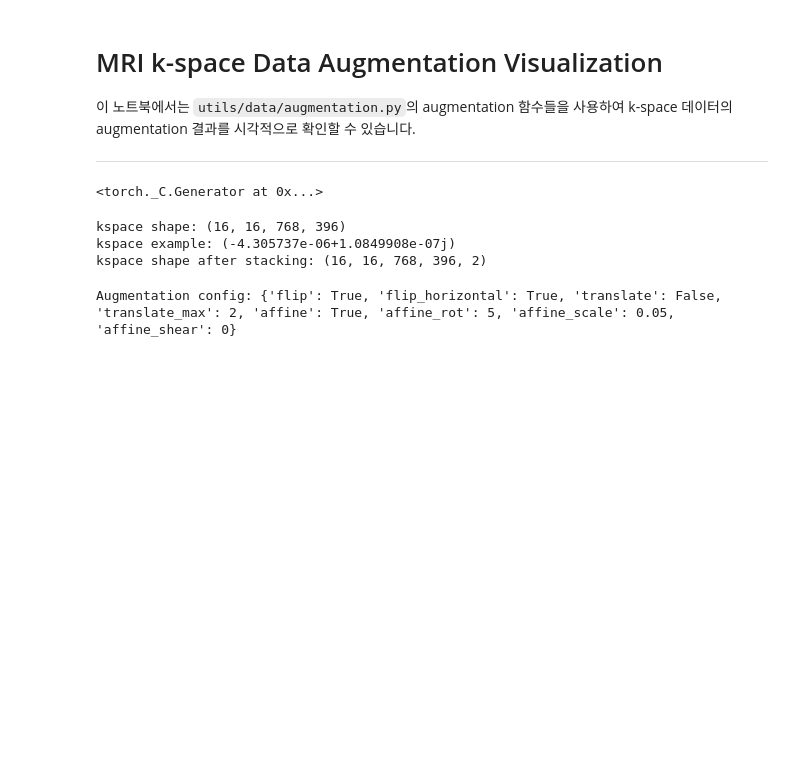
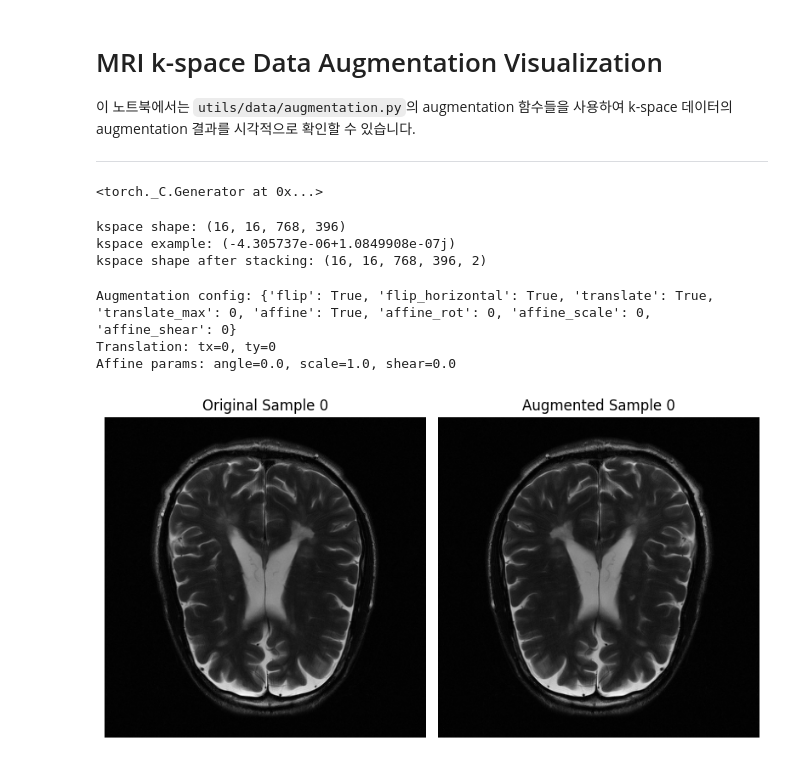
Before and after one commit to sjjung324/FastMRI_challenge_2025, a Jupyter notebook: augmentation_visualization.ipynb, the cells around one changed output. Drawn from its saved outputs; the diff is of its cells as text; code cells hidden in the pictures; blank space fills up the shorter version.

```diff
--- a/augmentation_visualization.ipynb
+++ b/augmentation_visualization.ipynb
@@ -35,18 +168,26 @@ kspace shape after stacking: (16, 16, 768, 396, 2)
 # %%
 # Define augmentation configuration
 augment_config = {
-            'flip': random.choice([True, False]),
+            # 'flip': random.choice([True, False]),
+            'flip': True,
             'flip_horizontal': True,
-            'translate': random.choice([True, False]),
-            'translate_max': 2,
+            # 'translate': random.choice([True, False]),
+            'translate': True,
+            'translate_max': 0,
             'affine': True,
-            'affine_rot': 5,
-            'affine_scale': 0.05,
+            'affine_rot': 0,
+            'affine_scale': 0,
             'affine_shear': 0
         }
 print("Augmentation config:", augment_config)
+
+# Visualize original and augmented images
+visualize_augmentation_debug(kspace, augment_config)
 # %% [output]
-Augmentation config: {'flip': True, 'flip_horizontal': True, 'translate': False, 'translate_max': 2, 'affine': True, 'affine_rot': 5, 'affine_scale': 0.05, 'affine_shear': 0}
+Augmentation config: {'flip': True, 'flip_horizontal': True, 'translate': True, 'translate_max': 0, 'affine': True, 'affine_rot': 0, 'affine_scale': 0, 'affine_shear': 0}
+Translation: tx=0, ty=0
+Affine params: angle=0.0, scale=1.0, shear=0.0
+[figure, added]
 # %%
 # Visualize original and augmented images
 visualize_augmentation(kspace, augment_config)
```
Also changed, not shown: parts of 2 cells of this notebook, 2 other files.
